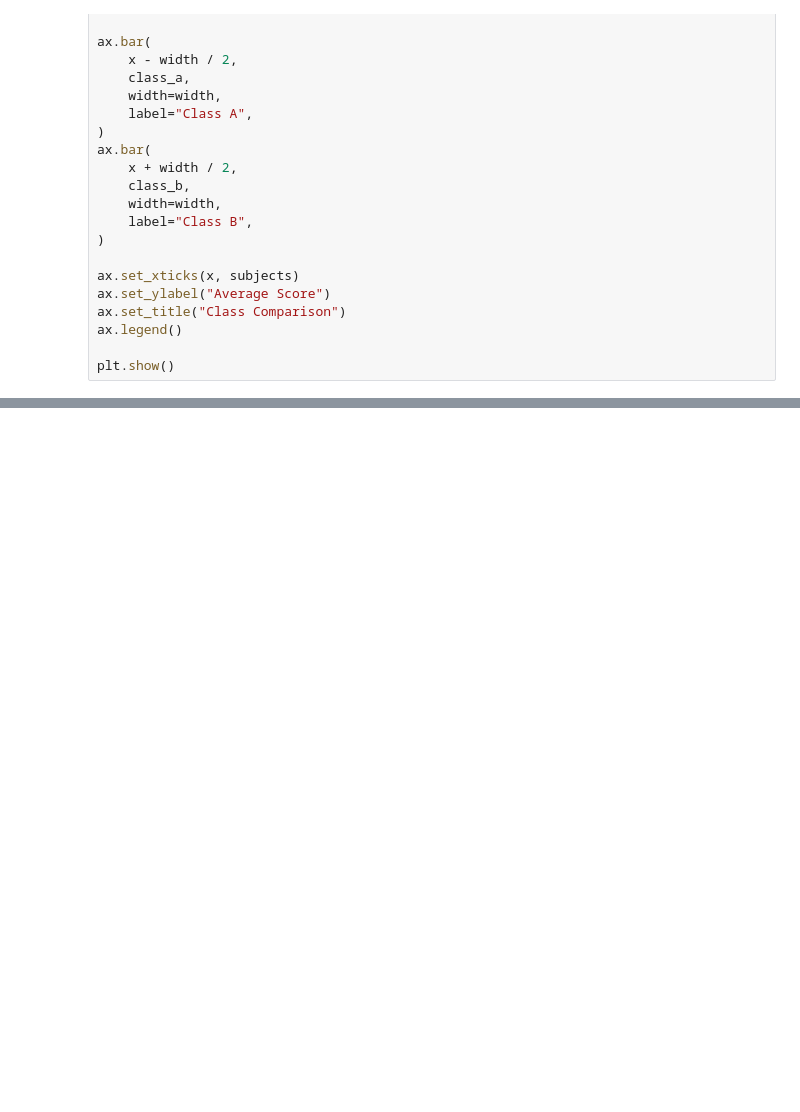
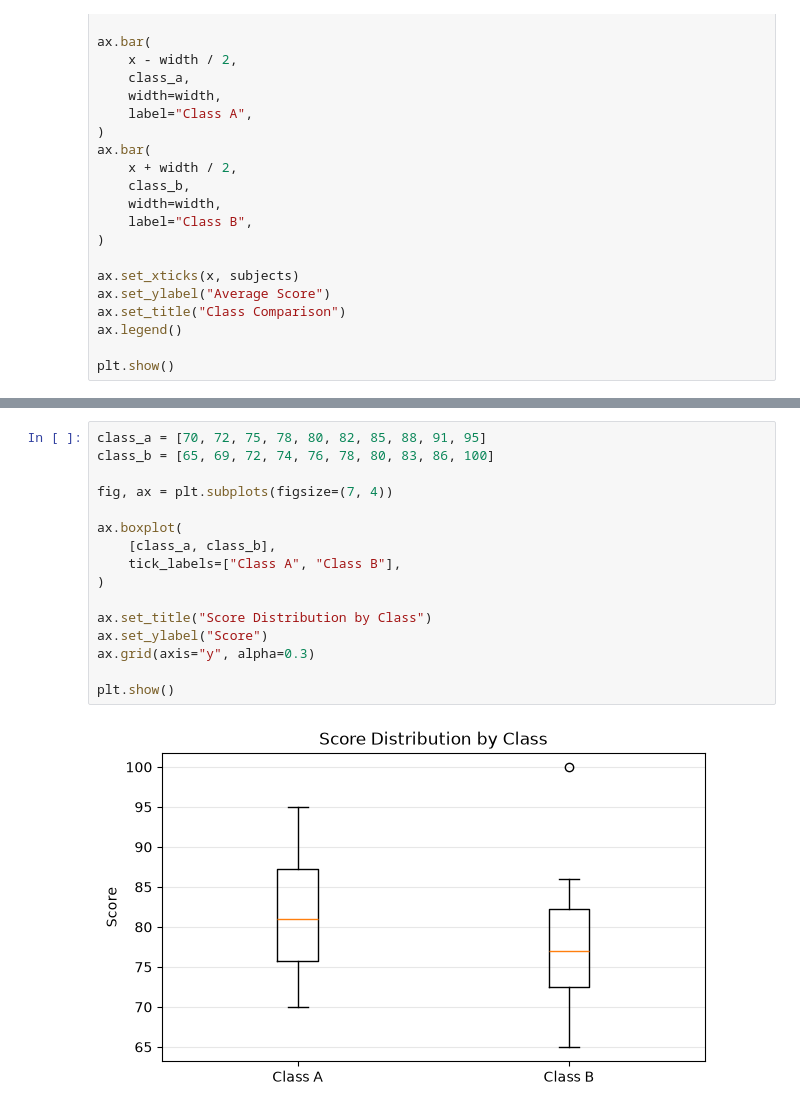
Before and after one commit to David-Linaria/SCITE-AI-2026, a Jupyter notebook: notes-modules/03-matplotlib.ipynb, the cells around one changed output, grey strips where cells are left out. Cells and saved outputs as stored; diff of their text form; blank space fills up the shorter version.

```diff
--- a/notes-modules/03-matplotlib.ipynb
+++ b/notes-modules/03-matplotlib.ipynb
@@ -258,0 +325,18 @@ plt.show()
+# %%
+class_a = [70, 72, 75, 78, 80, 82, 85, 88, 91, 95]
+class_b = [65, 69, 72, 74, 76, 78, 80, 83, 86, 100]
+
+fig, ax = plt.subplots(figsize=(7, 4))
+
+ax.boxplot(
+    [class_a, class_b],
+    tick_labels=["Class A", "Class B"],
+)
+
+ax.set_title("Score Distribution by Class")
+ax.set_ylabel("Score")
+ax.grid(axis="y", alpha=0.3)
+
+plt.show()
+# %% [output]
+[figure, added]
```
Also changed, not shown: parts of 13 cells of this notebook, 1 other file.
